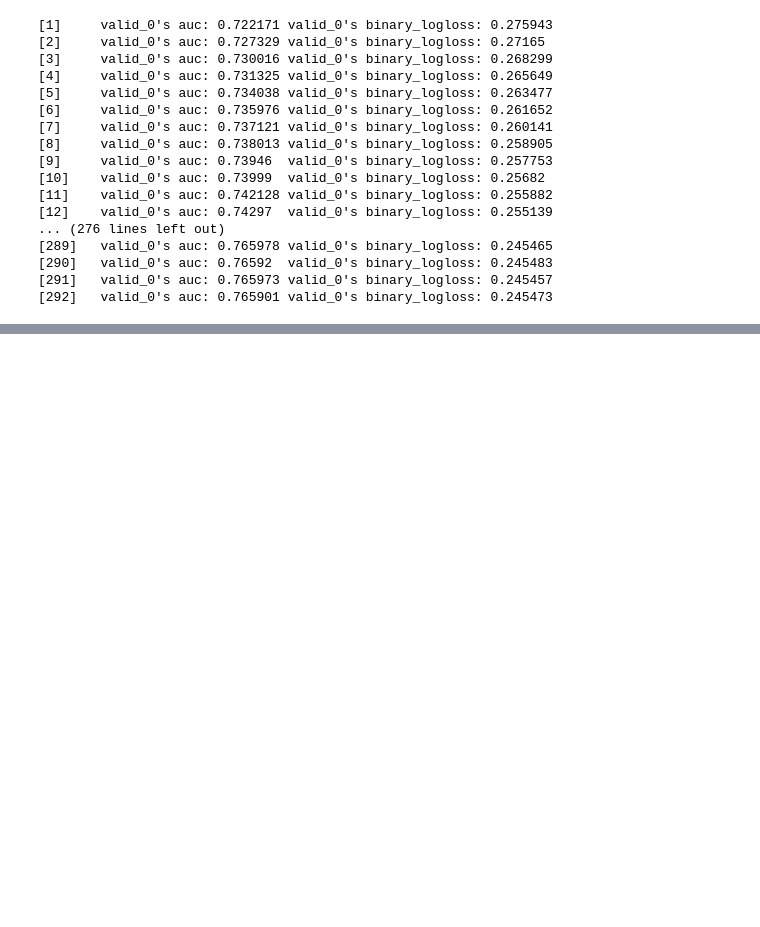
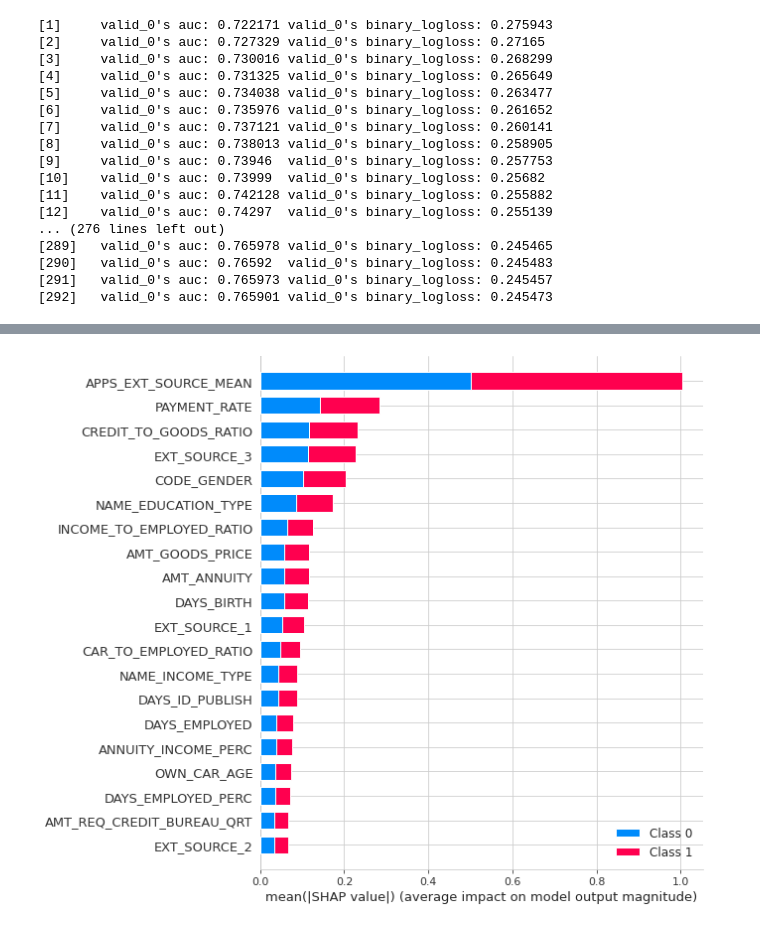
Before and after one commit to vic-thedev/prediction_bancaire, a Jupyter notebook: notebook75af682bf5.ipynb, the cells around one changed output, grey strips where cells are left out. Saved outputs shown, nothing was run; the diff lists cells and outputs as text; code cells hidden in the pictures; blank space fills up the shorter version.

Commit message:
featur importance

```diff
--- a/notebook75af682bf5.ipynb
+++ b/notebook75af682bf5.ipynb
@@ -283,11 +288,9 @@ kf = StratifiedKFold(n_splits = 5, shuffle=True, random_state = 1)
 rmse_mean = []
 
 pre_test_list = []
-
+train_x =[]
+train_y=[]
 for train_index, test_index in kf.split(X,y):
-
-
-
 
     train_x, valid_x = X[train_index], X[test_index]
     train_y, valid_y = y[train_index], y[test_index]
@@ -404,0 +456,18 @@ pre_data.to_csv('pre_1.csv', index=False)
+# %%
+eval_df = df.drop(columns = ['SK_ID_CURR',	'TARGET','FLAG_MOBIL', 'FLAG_EMP_PHONE', 'FLAG_OWN_CAR', 'FLAG_DOCUMENT_15',
+       'REG_REGION_NOT_LIVE_REGION', 'FLAG_DOCUMENT_21', 'FLAG_DOCUMENT_20',
+       'FLAG_DOCUMENT_19', 'FLAG_DOCUMENT_17', 'FLAG_DOCUMENT_14',
+       'FLAG_DOCUMENT_12', 'FLAG_DOCUMENT_10', 'FLAG_DOCUMENT_7',
+       'FLAG_DOCUMENT_2', 'ELEVATORS_MEDI', 'EMERGENCYSTATE_MODE',
+       'FLAG_DOCUMENT_4'])
+X_train, x_test, y_train, y_test = train_test_split(train_x,train_y,test_size=0.2, random_state=7)
+# %%
+#Create train and validation set
+train_x, valid_x, train_y, valid_y = train_test_split(eval_df, y, test_size=0.2, shuffle=True, stratify=y, random_state=1301)
+# %%
+
+import shap
+#explainer = shap.Explainer(clf,train_x,feature_names=eval_df.columns)
+#shap_values = explainer(x_test,check_additivity=False)
+shap_values = shap.TreeExplainer(clf).shap_values(valid_x)
+#shap_values = explainer(train_x)
@@ -404,0 +478,4 @@ pre_data.to_csv('pre_1.csv', index=False)
+# %%
+shap.summary_plot(shap_values, valid_x)
+# %% [output]
+[figure, added]
```
Also changed, not shown: parts of 23 cells of this notebook.
